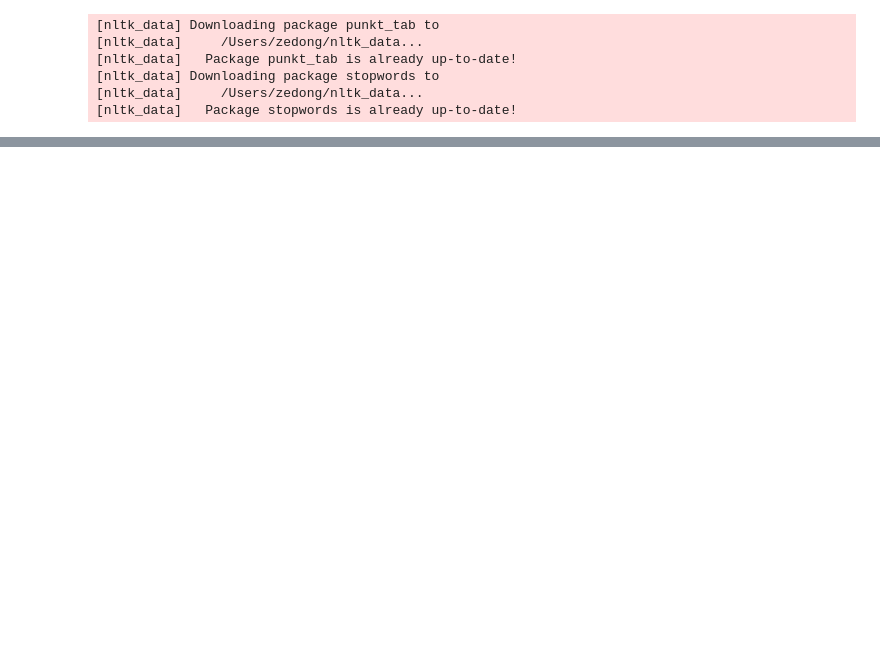
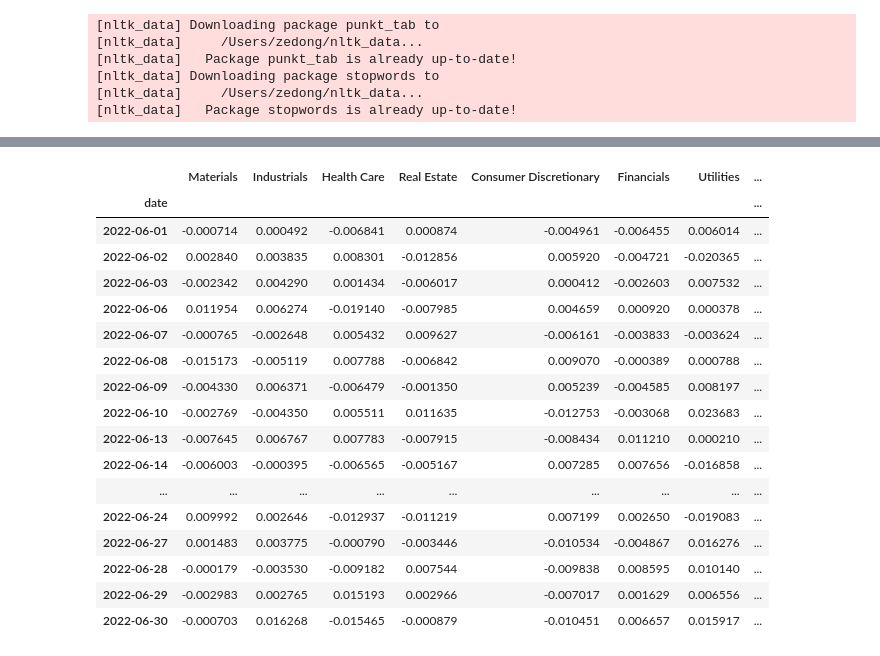
Before and after one commit to ZedongDaniel/capstone, a Jupyter notebook: nlp/test.ipynb, the cells around one changed output, grey strips where cells are left out. Cells and saved outputs as stored; diff of their text form; code cells hidden in the pictures; blank space fills up the shorter version.

```diff
--- a/nlp/test.ipynb
+++ b/nlp/test.ipynb
@@ -70,0 +87,22 @@ words.generate_word_cloud("Consumer Discretionary")
+# %%
+abnormal = subset.sub(benchmark, axis=0)
+abnormal
+# %% [output]
+|  | Materials | Industrials | Health Care | Real Estate | Consumer Discretionary | Financials | Utilities | ... |
+| date |  |  |  |  |  |  |  | ... |
+| 2022-06-01 | -0.000714 | 0.000492 | -0.006841 | 0.000874 | -0.004961 | -0.006455 | 0.006014 | ... |
+| 2022-06-02 | 0.002840 | 0.003835 | 0.008301 | -0.012856 | 0.005920 | -0.004721 | -0.020365 | ... |
+| 2022-06-03 | -0.002342 | 0.004290 | 0.001434 | -0.006017 | 0.000412 | -0.002603 | 0.007532 | ... |
+| 2022-06-06 | 0.011954 | 0.006274 | -0.019140 | -0.007985 | 0.004659 | 0.000920 | 0.000378 | ... |
+| 2022-06-07 | -0.000765 | -0.002648 | 0.005432 | 0.009627 | -0.006161 | -0.003833 | -0.003624 | ... |
+| 2022-06-08 | -0.015173 | -0.005119 | 0.007788 | -0.006842 | 0.009070 | -0.000389 | 0.000788 | ... |
+| 2022-06-09 | -0.004330 | 0.006371 | -0.006479 | -0.001350 | 0.005239 | -0.004585 | 0.008197 | ... |
+| 2022-06-10 | -0.002769 | -0.004350 | 0.005511 | 0.011635 | -0.012753 | -0.003068 | 0.023683 | ... |
+| 2022-06-13 | -0.007645 | 0.006767 | 0.007783 | -0.007915 | -0.008434 | 0.011210 | 0.000210 | ... |
+| 2022-06-14 | -0.006003 | -0.000395 | -0.006565 | -0.005167 | 0.007285 | 0.007656 | -0.016858 | ... |
+| ... | ... | ... | ... | ... | ... | ... | ... | ... |
+| 2022-06-24 | 0.009992 | 0.002646 | -0.012937 | -0.011219 | 0.007199 | 0.002650 | -0.019083 | ... |
+| 2022-06-27 | 0.001483 | 0.003775 | -0.000790 | -0.003446 | -0.010534 | -0.004867 | 0.016276 | ... |
+| 2022-06-28 | -0.000179 | -0.003530 | -0.009182 | 0.007544 | -0.009838 | 0.008595 | 0.010140 | ... |
+| 2022-06-29 | -0.002983 | 0.002765 | 0.015193 | 0.002966 | -0.007017 | 0.001629 | 0.006556 | ... |
+| 2022-06-30 | -0.000703 | 0.016268 | -0.015465 | -0.000879 | -0.010451 | 0.006657 | 0.015917 | ... |
```
Also changed, not shown: parts of 15 cells of this notebook, 2 other files.
